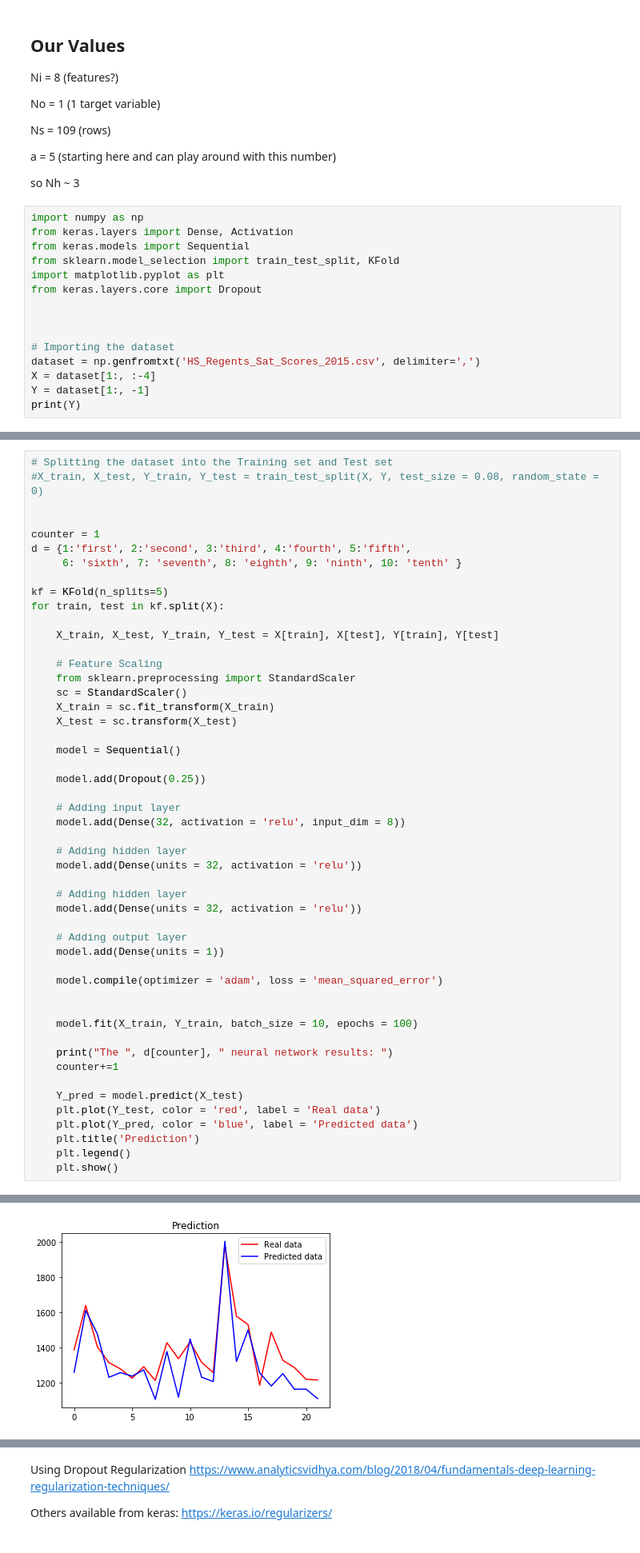
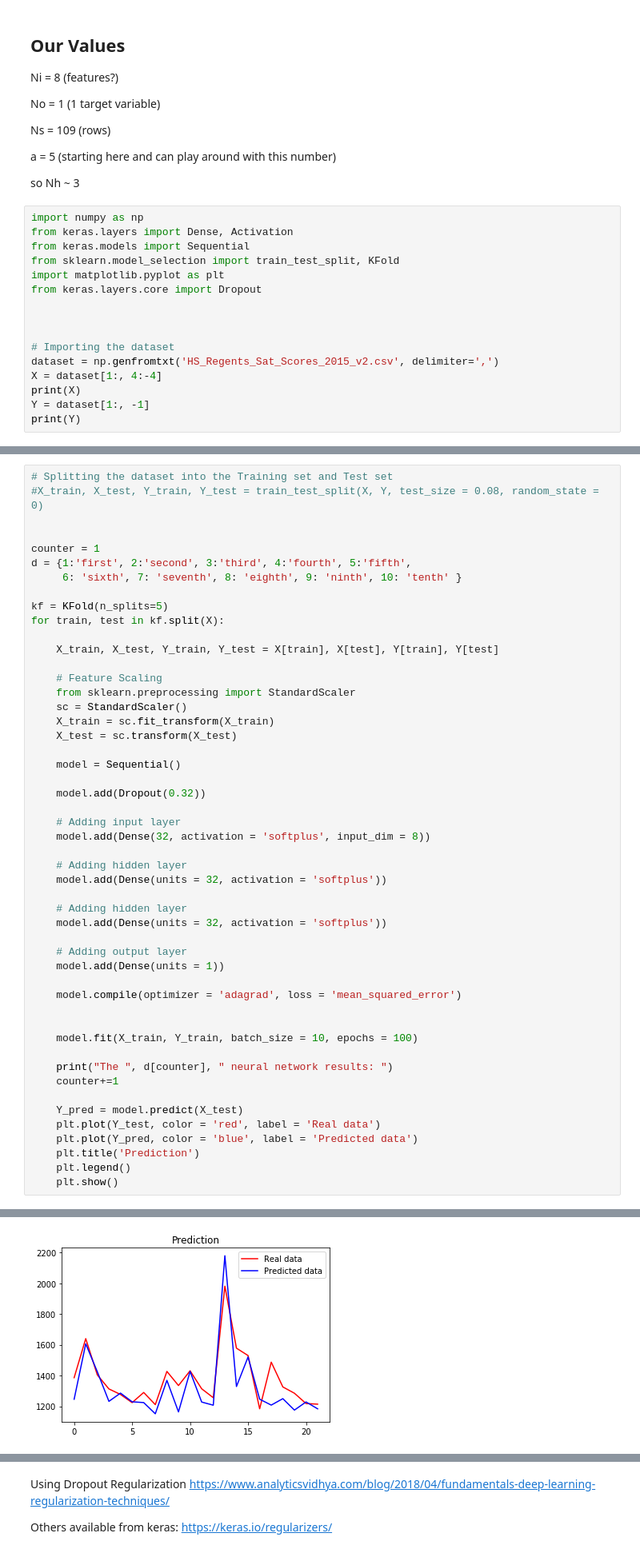
Before and after one commit to ahmedf1/Machine-Learning-Final-Project, a Jupyter notebook: Neural Network K-Fold.ipynb, the cells around one changed output, grey strips where cells are left out. Shown: that part at 80% size. Cells and saved outputs as stored; diff of their text form.

```diff
--- a/Neural Network K-Fold.ipynb
+++ b/Neural Network K-Fold.ipynb
@@ -37,8 +37,9 @@ from keras.layers.core import Dropout
 
 
 # Importing the dataset
-dataset = np.genfromtxt('HS_Regents_Sat_Scores_2015.csv', delimiter=',')
-X = dataset[1:, :-4]
+dataset = np.genfromtxt('HS_Regents_Sat_Scores_2015_v2.csv', delimiter=',')
+X = dataset[1:, 4:-4]
+print(X)
 Y = dataset[1:, -1]
 print(Y)
 # %% [output]
@@ -75,21 +82,21 @@ for train, test in kf.split(X):
 
     model = Sequential()
 
-    model.add(Dropout(0.25))
+    model.add(Dropout(0.32))
 
     # Adding input layer
-    model.add(Dense(32, activation = 'relu', input_dim = 8))
+    model.add(Dense(32, activation = 'softplus', input_dim = 8))
 
     # Adding hidden layer
-    model.add(Dense(units = 32, activation = 'relu'))
+    model.add(Dense(units = 32, activation = 'softplus'))
 
     # Adding hidden layer
-    model.add(Dense(units = 32, activation = 'relu'))
+    model.add(Dense(units = 32, activation = 'softplus'))
 
     # Adding output layer
     model.add(Dense(units = 1))
 
-    model.compile(optimizer = 'adam', loss = 'mean_squared_error')
+    model.compile(optimizer = 'adagrad', loss = 'mean_squared_error')
 
 
     model.fit(X_train, Y_train, batch_size = 10, epochs = 100)
@@ -177,3 +184,3 @@ Epoch 100/100
 The  fourth  neural network results:
-[figure, old version]
+[figure, new version]
 Epoch 1/100
```
Also changed, not shown: parts of 2 cells of this notebook.
